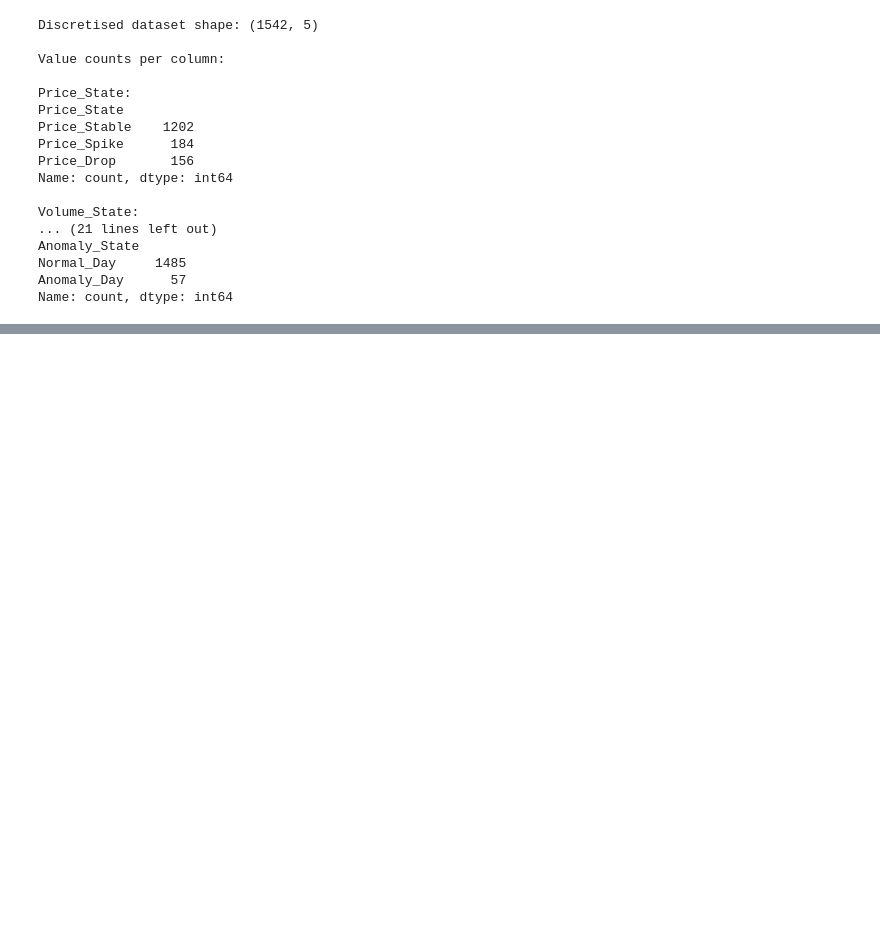
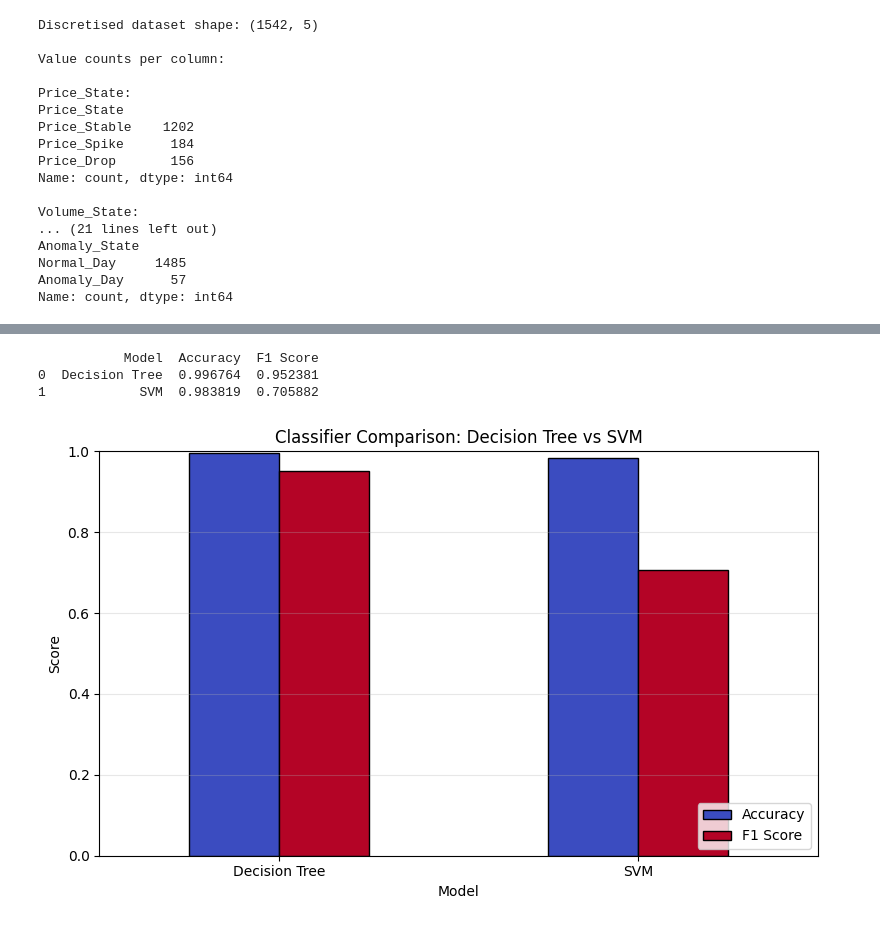
Before and after one commit to Tanay-Bankar-001/Apple-Stock-Anomaly-Detection-Identifying-Pump-and-Dump-Cases, a Jupyter notebook: analomy_detection_for_apple_stock_pump_and_dump_case.ipynb, the cells around one changed output, grey strips where cells are left out. Cells and saved outputs as stored; diff of their text form; code cells hidden in the pictures; blank space fills up the shorter version.

```diff
--- a/analomy_detection_for_apple_stock_pump_and_dump_case.ipynb
+++ b/analomy_detection_for_apple_stock_pump_and_dump_case.ipynb
@@ -1317,0 +1420,31 @@ if len(anomaly_rules) > 0:
+# %%
+results_df = pd.DataFrame({
+    "Model": ["Decision Tree", "SVM"],
+    "Accuracy": [
+        accuracy_score(y_test_clf, dt_preds),
+        accuracy_score(y_test_clf, svm_preds)
+    ],
+    "F1 Score": [
+        f1_score(y_test_clf, dt_preds, zero_division=0),
+        f1_score(y_test_clf, svm_preds, zero_division=0)
+    ]
+})
+
+print(results_df)
+
+results_df.set_index("Model")[["Accuracy", "F1 Score"]].plot(
+    kind="bar", figsize=(8, 5), colormap="coolwarm", edgecolor="black"
+)
+plt.title("Classifier Comparison: Decision Tree vs SVM")
+plt.ylabel("Score")
+plt.xticks(rotation=0)
+plt.ylim(0, 1)
+plt.legend(loc="lower right")
+plt.grid(axis='y', alpha=0.3)
+plt.tight_layout()
+plt.show()
+# %% [output]
+           Model  Accuracy  F1 Score
+0  Decision Tree  0.996764  0.952381
+1            SVM  0.983819  0.705882
+[figure, added]
```
Also changed, not shown: parts of 17 cells of this notebook.
